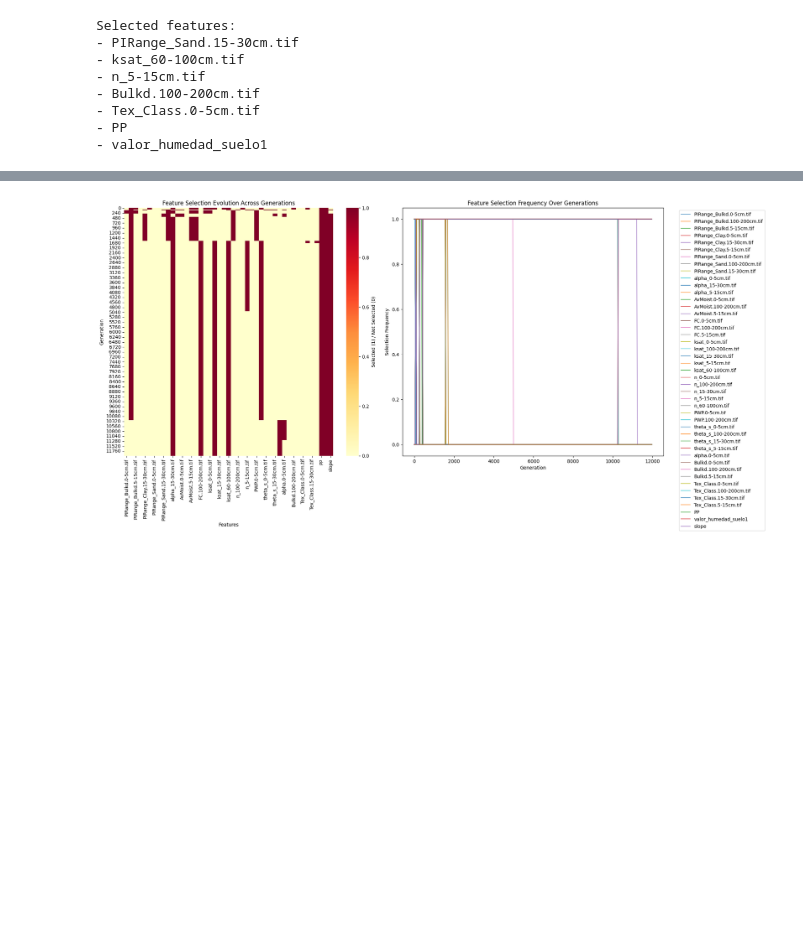
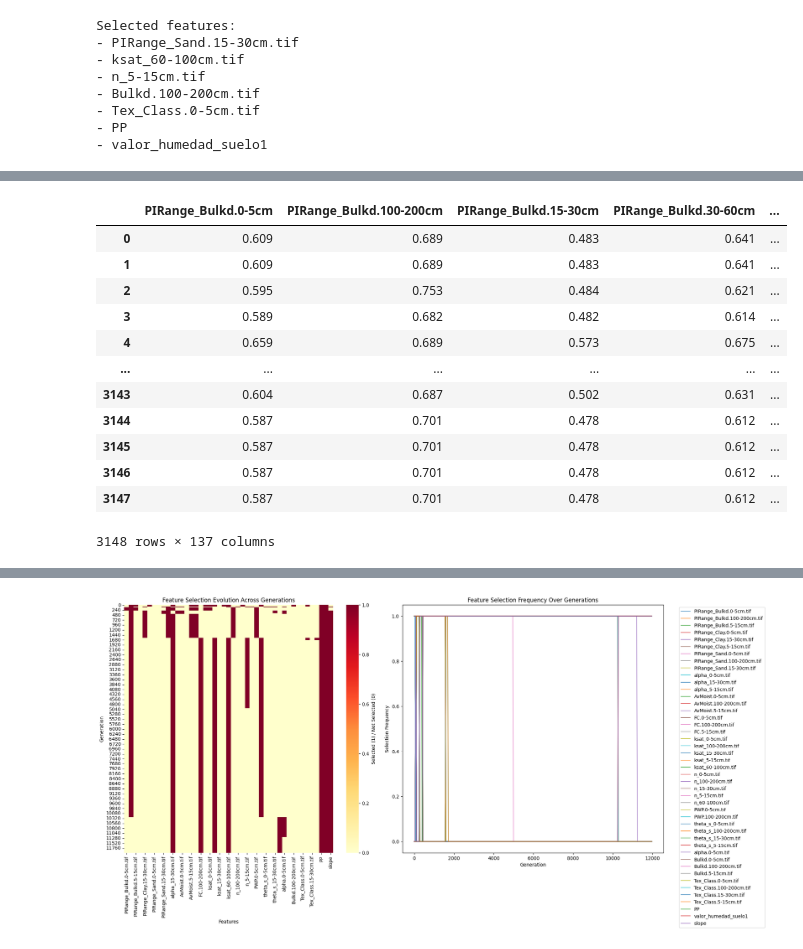
Before and after one commit to ManuelLabbe/modelo_susceptibilidad_remociones_en_masa_sur_de_Chile, a Jupyter notebook: feature_selection.ipynb, the cells around one changed output, grey strips where cells are left out. Saved outputs shown, nothing was run; the diff lists cells and outputs as text; code cells hidden in the pictures; blank space fills up the shorter version.

```diff
--- a/feature_selection.ipynb
+++ b/feature_selection.ipynb
@@ -205,0 +326,17 @@ df
+# %%
+final.columns =final.columns.str.replace('.tif', '')
+final
+# %% [output]
+|  | PIRange_Bulkd.0-5cm | PIRange_Bulkd.100-200cm | PIRange_Bulkd.15-30cm | PIRange_Bulkd.30-60cm | ... |
+| 0 | 0.609 | 0.689 | 0.483 | 0.641 | ... |
+| 1 | 0.609 | 0.689 | 0.483 | 0.641 | ... |
+| 2 | 0.595 | 0.753 | 0.484 | 0.621 | ... |
+| 3 | 0.589 | 0.682 | 0.482 | 0.614 | ... |
+| 4 | 0.659 | 0.689 | 0.573 | 0.675 | ... |
+| ... | ... | ... | ... | ... | ... |
+| 3143 | 0.604 | 0.687 | 0.502 | 0.631 | ... |
+| 3144 | 0.587 | 0.701 | 0.478 | 0.612 | ... |
+| 3145 | 0.587 | 0.701 | 0.478 | 0.612 | ... |
+| 3146 | 0.587 | 0.701 | 0.478 | 0.612 | ... |
+| 3147 | 0.587 | 0.701 | 0.478 | 0.612 | ... |
+3148 rows × 137 columns
```
Also changed, not shown: parts of 4 cells of this notebook, 5 other files.
